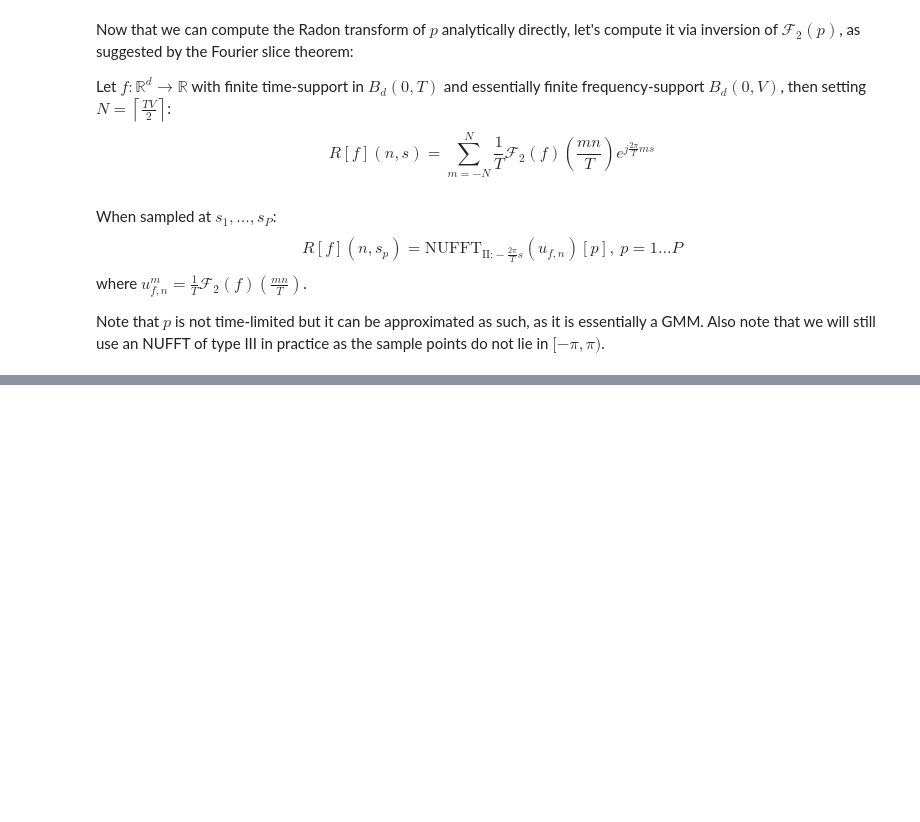
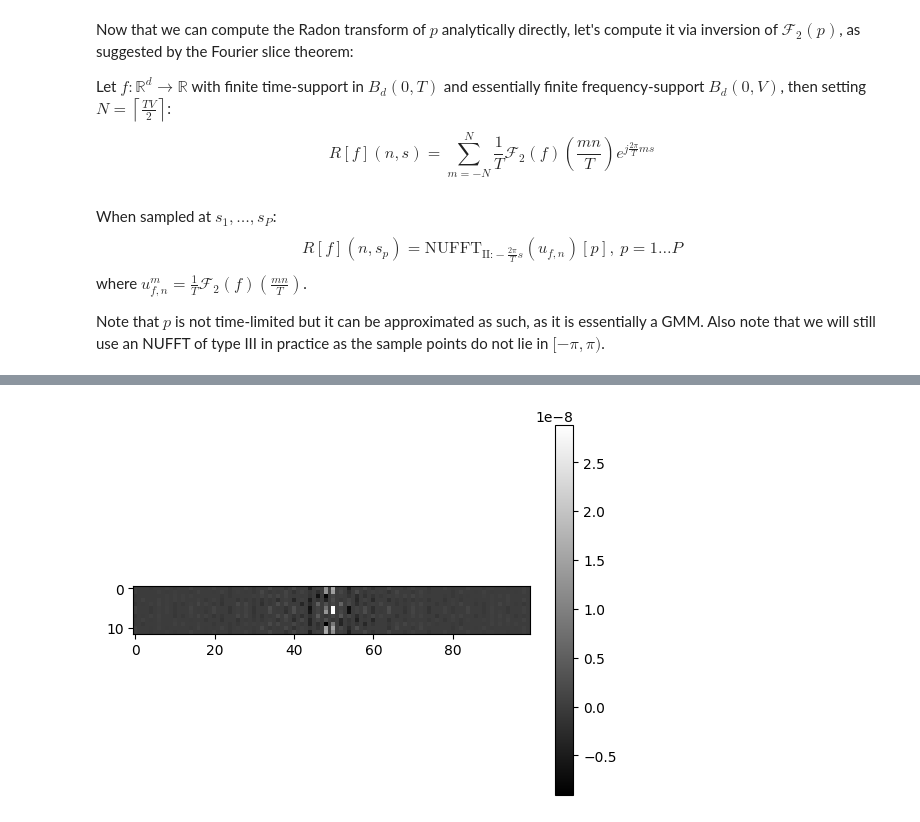
Before and after one commit to Dicedead/pycsou, a Jupyter notebook: src/pycsou/radon/radon_tests.ipynb, the cells around one changed output, grey strips where cells are left out. Saved outputs shown, nothing was run; the diff lists cells and outputs as text; code cells hidden in the pictures; blank space fills up the shorter version.

```diff
--- a/src/pycsou/radon/radon_tests.ipynb
+++ b/src/pycsou/radon/radon_tests.ipynb
@@ -255,7 +255,7 @@ Note that $p$ is not time-limited but it can be approximated as such, as it is e
 # %%
-def radon_p_inv_fourier(n, s, a, delta_x, delta_y, sigma, time_support=1000):
-    time_bandwidth_product = np.ceil(time_support ** 2 / 2.)
+def radon_p_inv_fourier(n, s, a, delta_x, delta_y, sigma, time_support=4000, freq_support=4000):
+    time_bandwidth_product = np.ceil(time_support * freq_support / 2.)
     m = np.arange(-time_bandwidth_product, time_bandwidth_product+1)
     return pyop.NUFFT.type3(m, (2 * np.pi/time_support) * s, isign=1, real=False)(
-        view_as_real(fourier_p(np.array([mi * n for mi in m])/time_bandwidth_product, a, delta_x, delta_y, sigma)/time_bandwidth_product)
+        view_as_real(fourier_p(np.array(np.outer(n, m).T)/time_bandwidth_product, a, delta_x, delta_y, sigma)/time_bandwidth_product)
     )
@@ -266,0 +262,6 @@ array([ 2.08240376e-07,  3.21265593e-08,  3.45597551e-10, ...,
+# %%
+thetas = np.linspace(0, np.pi, num=12)
+s = np.linspace(-50, 50, num=50)
+# %%
+%%time
+results = np.array([radon_p_inv_fourier(np.array([np.cos(thetas[i]), np.sin(thetas[i])]), s, np.ones(len(delta_x)), delta_x, delta_y, sigma_p) for i in range(len(thetas))])
@@ -266,0 +271,5 @@ array([ 2.08240376e-07,  3.21265593e-08,  3.45597551e-10, ...,
+# %%
+plt.imshow(results, cmap=cmap)
+plt.colorbar();
+# %% [output]
+[figure, added]
```
Also changed, not shown: parts of 11 cells of this notebook.
